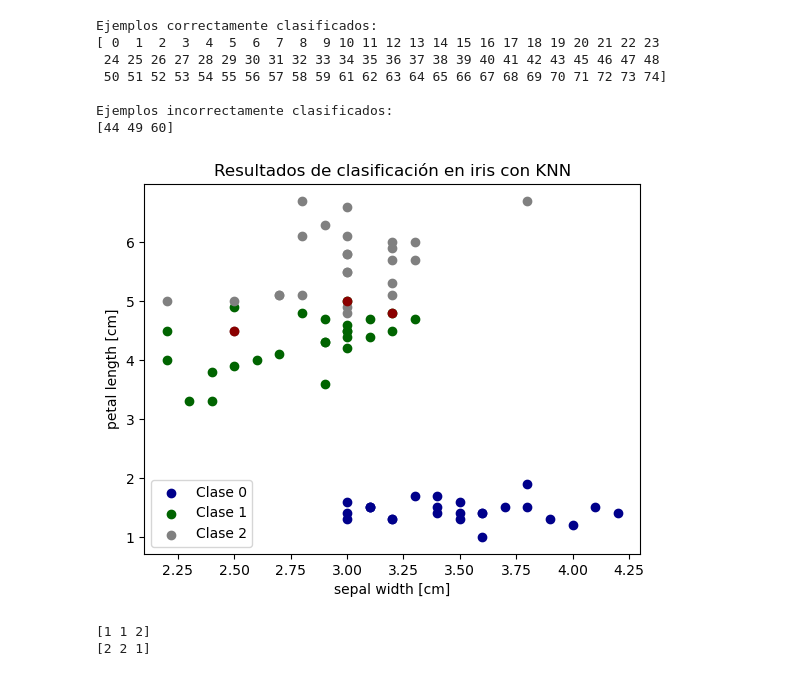
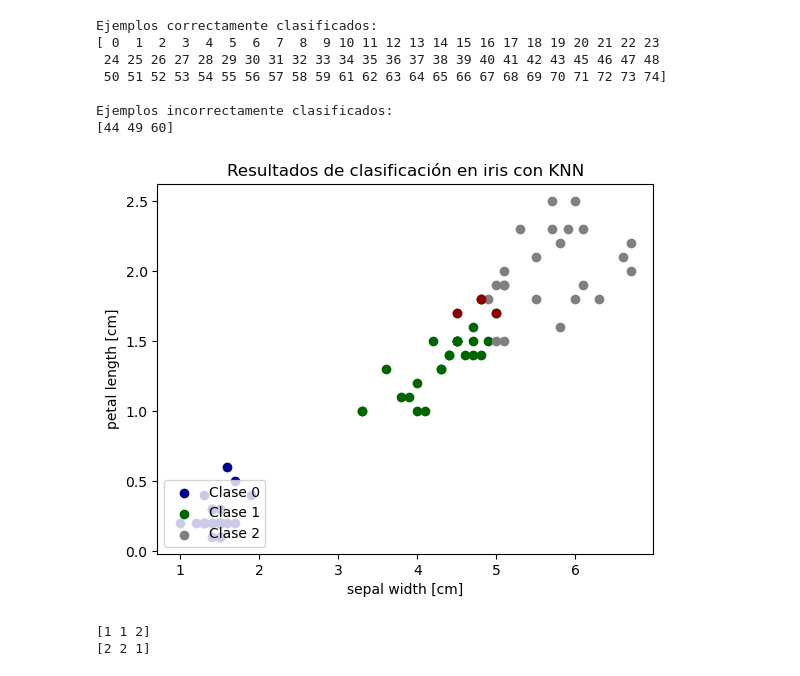
Before and after one commit to Diplomado-Gobernacion/Machine-Learning, a Jupyter notebook: Notebooks/3. Datasets de Entrenamiento y Test .ipynb, the cells around one changed output. Saved outputs shown, nothing was run; the diff lists cells and outputs as text; code cells hidden in the pictures.

```diff
--- a/Notebooks/3. Datasets de Entrenamiento y Test .ipynb
+++ b/Notebooks/3. Datasets de Entrenamiento y Test .ipynb
@@ -85,10 +91,10 @@ Test: [33.33333333 33.33333333 33.33333333]
 # %%
 from sklearn.neighbors import KNeighborsClassifier
 
-classifier = KNeighborsClassifier()
-classifier.fit(train_X, train_y)
+clasificador = KNeighborsClassifier()
+clasificador.fit(train_X, train_y)
 
-pred_y = classifier.predict(test_X)
+pred_y = clasificador.predict(test_X)
 # %%
 print("CCR [Accuracy]:")
 print(np.mean(pred_y == test_y))
@@ -118,21 +124,21 @@ Ejemplos incorrectamente clasificados:
 # %%
 # Representar en 2D
 
 colors = ["darkblue", "darkgreen", "gray"]
 
 for n, color in enumerate(colors):
     idx = np.where(test_y == n)[0]
-    plt.scatter(test_X[idx, 1], test_X[idx, 2], color=color, label="Clase %s" % str(n))
+    plt.scatter(test_X[idx, 2], test_X[idx, 3], color=color, label="Clase %s" % str(n))
 
-plt.scatter(test_X[incorrect_idx, 1], test_X[incorrect_idx, 2], color="darkred")
+plt.scatter(test_X[incorrect_idx, 2], test_X[incorrect_idx, 3], color="darkred")
 
 plt.xlabel('sepal width [cm]')
 plt.ylabel('petal length [cm]')
 plt.legend(loc=3)
 plt.title("Resultados de clasificación en iris con KNN")
 plt.show()
 # %% [output]
-[figure, old version]
+[figure, new version]
 # %%
 print(test_y[incorrect_idx])
 print(pred_y[incorrect_idx])
```
Also changed, not shown: parts of 3 cells of this notebook, 7 other files.
